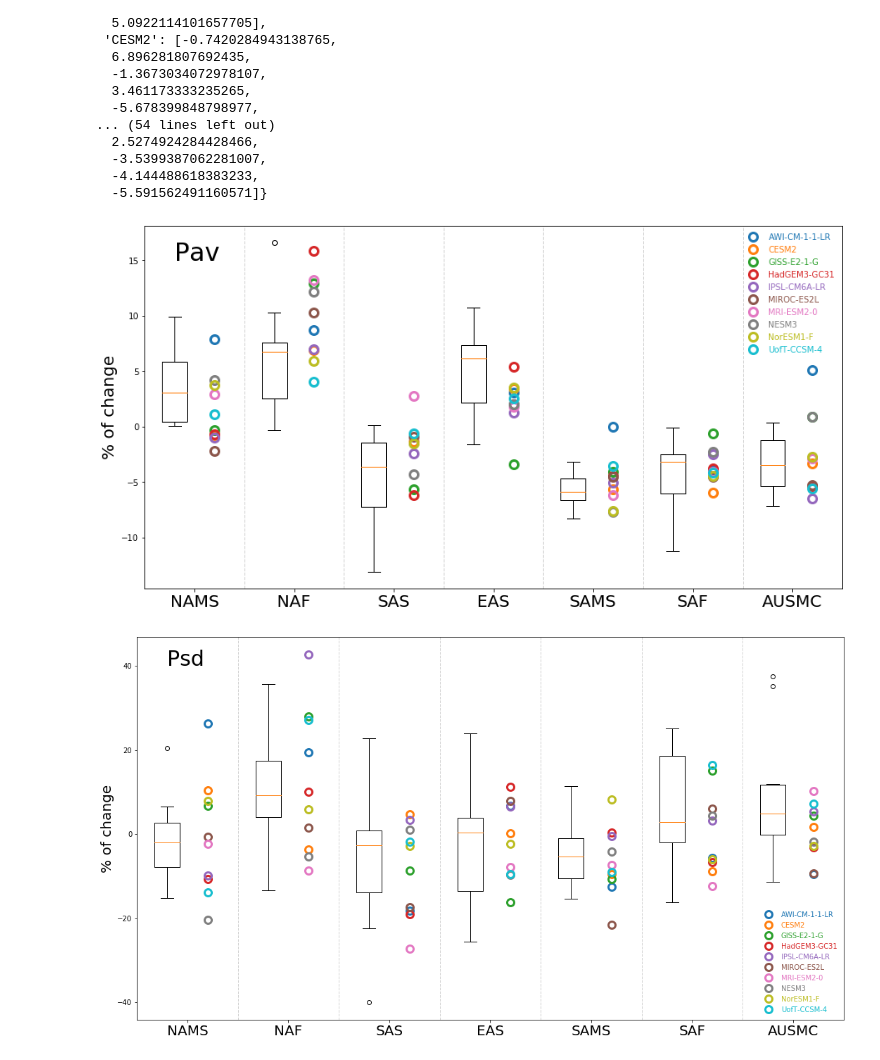
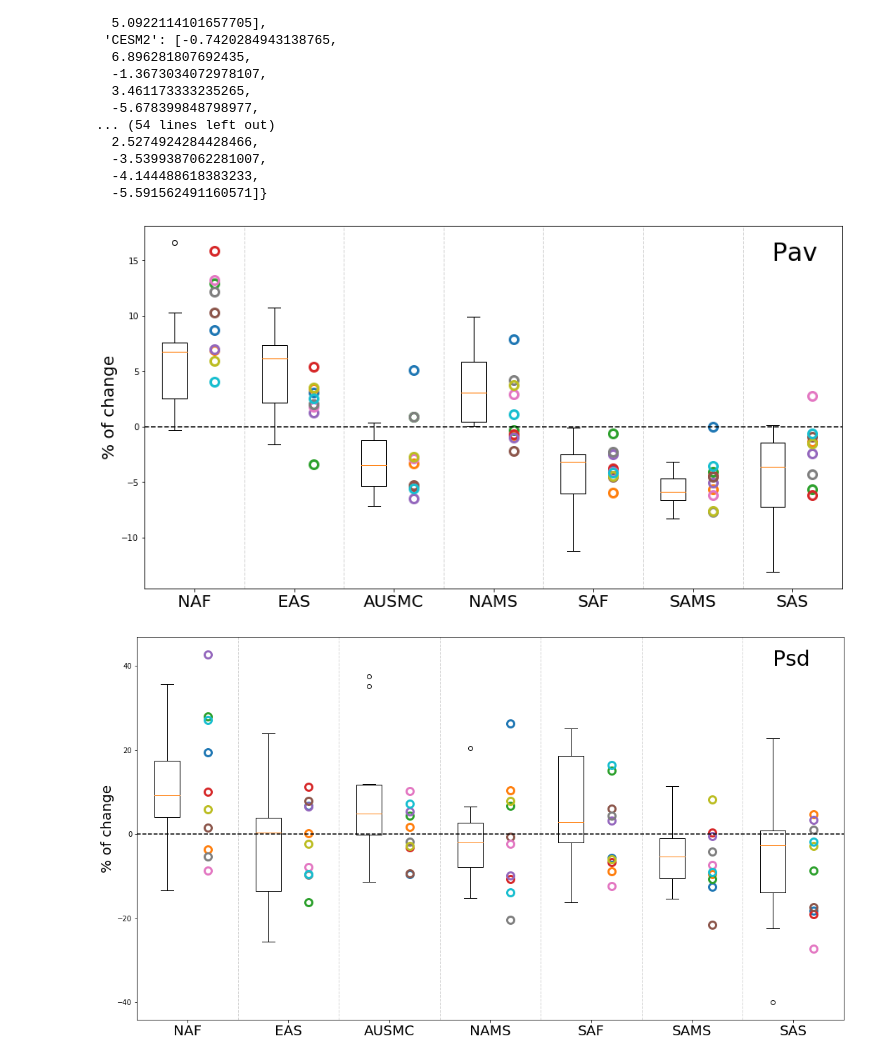
Before and after one commit to ucfahao/PMIP4-midHolocene, a Jupyter notebook: notebooks/PMIP4_MH_individual_monsoons.ipynb, the cells around one changed output. Saved outputs shown, nothing was run; the diff lists cells and outputs as text; code cells hidden in the pictures.

```diff
--- a/notebooks/PMIP4_MH_individual_monsoons.ipynb
+++ b/notebooks/PMIP4_MH_individual_monsoons.ipynb
@@ -28,7 +28,7 @@ import seaborn as sns
 import scipy
 # %%
 #Define monsoon names
-monsoonlist=['NAMS','NAF','SAS','EAS','SAMS','SAF','AUSMC']
+monsoonlist=['NAF','EAS','AUSMC','NAMS','SAF','SAMS','SAS',]
 # %%
 pmip_v3='PMIP3'
 pmip_v4='PMIP4'
@@ -246,35 +246,35 @@ for i in range(len(model_list4)):
     plt.plot(p2,pav_data4[model_list4[i]],marker='o',fillstyle='none',mew=3, ms=10,linestyle='None',label=model_list4[i])
 plt.xticks(p3,var,fontsize=20)
 plt.ylabel('% of change',fontsize=20)
-plt.text(0.3,15,'Pav',fontsize=30)
-leg=plt.legend(edgecolor='None',facecolor='None')
-for line, text in zip(leg.get_lines(), leg.get_texts()):
-    text.set_color(line.get_color())
+plt.text(6.3,15,'Pav',fontsize=30)
+#leg=plt.legend(edgecolor='None',facecolor='None')
+#for line, text in zip(leg.get_lines(), leg.get_texts()):
+#    text.set_color(line.get_color())
 for i in lines:
     plt.axvline(x=i,color='lightgrey',linestyle="--",linewidth=1)
-
-plt.savefig('figs/Pav.png')
+plt.axhline(y=0,color='k',linestyle="--")
+plt.savefig('figs/Pav_new.png')
 # %% [output]
-[figure, old version]
+[figure, new version]
 # %%
 plt.figure(figsize=(18,10))
 #plt.ylim((-40,100))
 plt.xlim((0,7))
 plt.boxplot(psd_data3,positions=p1,widths=0.25)
 for i in range(len(model_list4)):
     plt.plot(p2,psd_data4[model_list4[i]],marker='o',fillstyle='none',mew=3, ms=10,linestyle='None',label=model_list4[i])
 plt.xticks(p3,var,fontsize=20)
 plt.ylabel('% of change',fontsize=20)
-plt.text(0.3,40,'Psd',fontsize=30)
-leg=plt.legend(edgecolor='None',facecolor='None')
-for line, text in zip(leg.get_lines(), leg.get_texts()):
-    text.set_color(line.get_color())
+plt.text(6.3,40,'Psd',fontsize=30)
+#leg=plt.legend(edgecolor='None',facecolor='None')
+#for line, text in zip(leg.get_lines(), leg.get_texts()):
+#    text.set_color(line.get_color())
 for i in lines:
     plt.axvline(x=i,color='lightgrey',linestyle="--",linewidth=1)
-
-plt.savefig('figs/Psd.png')
+plt.axhline(y=0,color='k',linestyle="--")
+plt.savefig('figs/Psd_new.png')
 # %% [output]
-[figure, old version]
+[figure, new version]
 # %%
 plt.figure(figsize=(18,10))
 #plt.ylim((-40,100))
```
Also changed, not shown: parts of 3 cells of this notebook, 2 other files.
